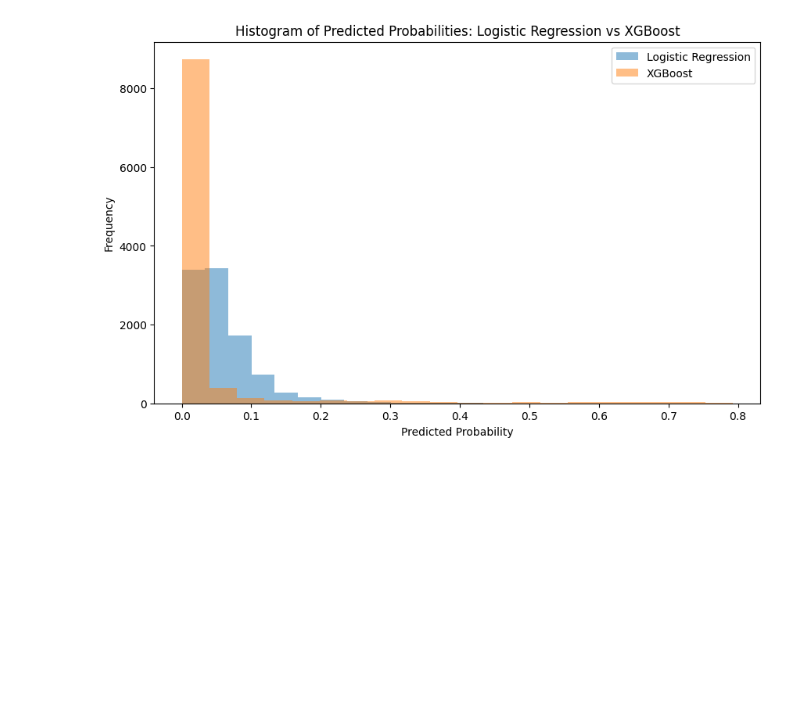
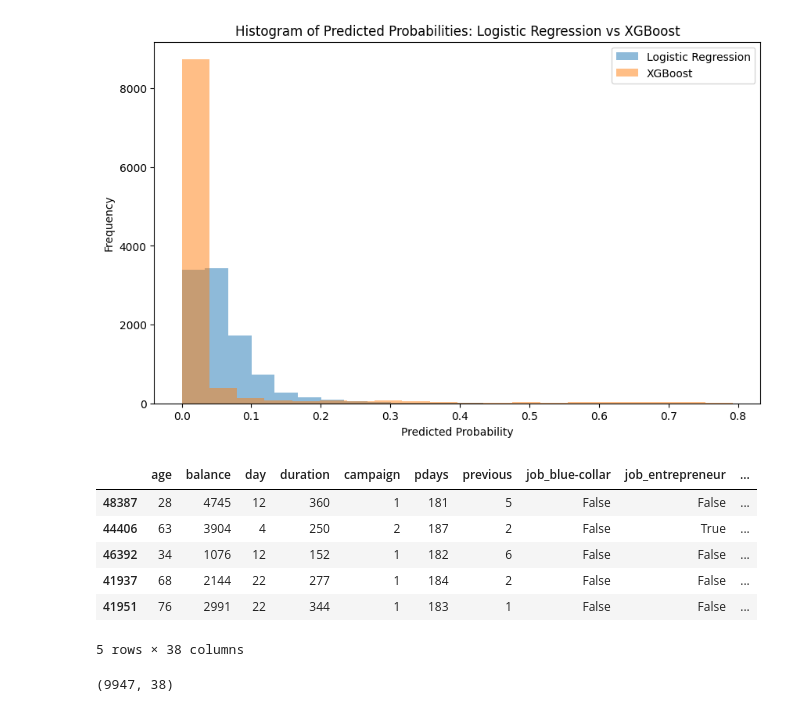
Before and after one commit to aniketpal333/Marketing, a Jupyter notebook: Marketing.ipynb, the cells around one changed output. Drawn from its saved outputs; the diff is of its cells as text; code cells hidden in the pictures; blank space fills up the shorter version.

Commit message:
Filtered Out the Values

```diff
--- a/Marketing.ipynb
+++ b/Marketing.ipynb
@@ -366,3 +366,19 @@ plt.legend()
 plt.show()
 # %% [output]
 [figure]
+# %%
+x_test_prob_xgb.sort_values(by='pred_prob', ascending = False, inplace = True)
+# %%
+x_test_prob_xgb.head()
+# %% [output]
+|  | age | balance | day | duration | campaign | pdays | previous | job_blue-collar | job_entrepreneur | ... |
+| 48387 | 28 | 4745 | 12 | 360 | 1 | 181 | 5 | False | False | ... |
+| 44406 | 63 | 3904 | 4 | 250 | 2 | 187 | 2 | False | True | ... |
+| 46392 | 34 | 1076 | 12 | 152 | 1 | 182 | 6 | False | False | ... |
+| 41937 | 68 | 2144 | 22 | 277 | 1 | 184 | 2 | False | False | ... |
+| 41951 | 76 | 2991 | 22 | 344 | 1 | 183 | 1 | False | False | ... |
+5 rows × 38 columns
+# %%
+x_test_prob_xgb.shape
+# %% [output]
+(9947, 38)
```
Also changed, not shown: parts of 4 cells of this notebook.
